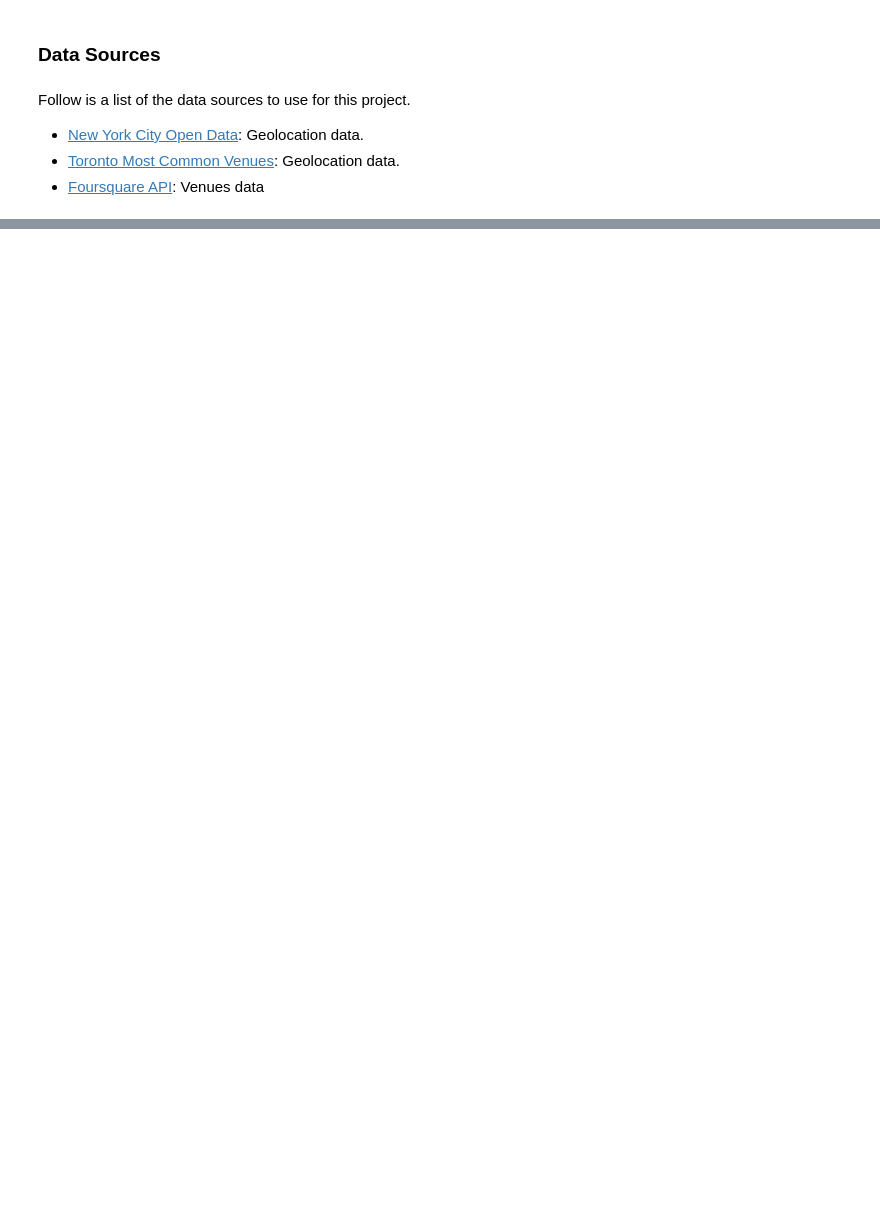
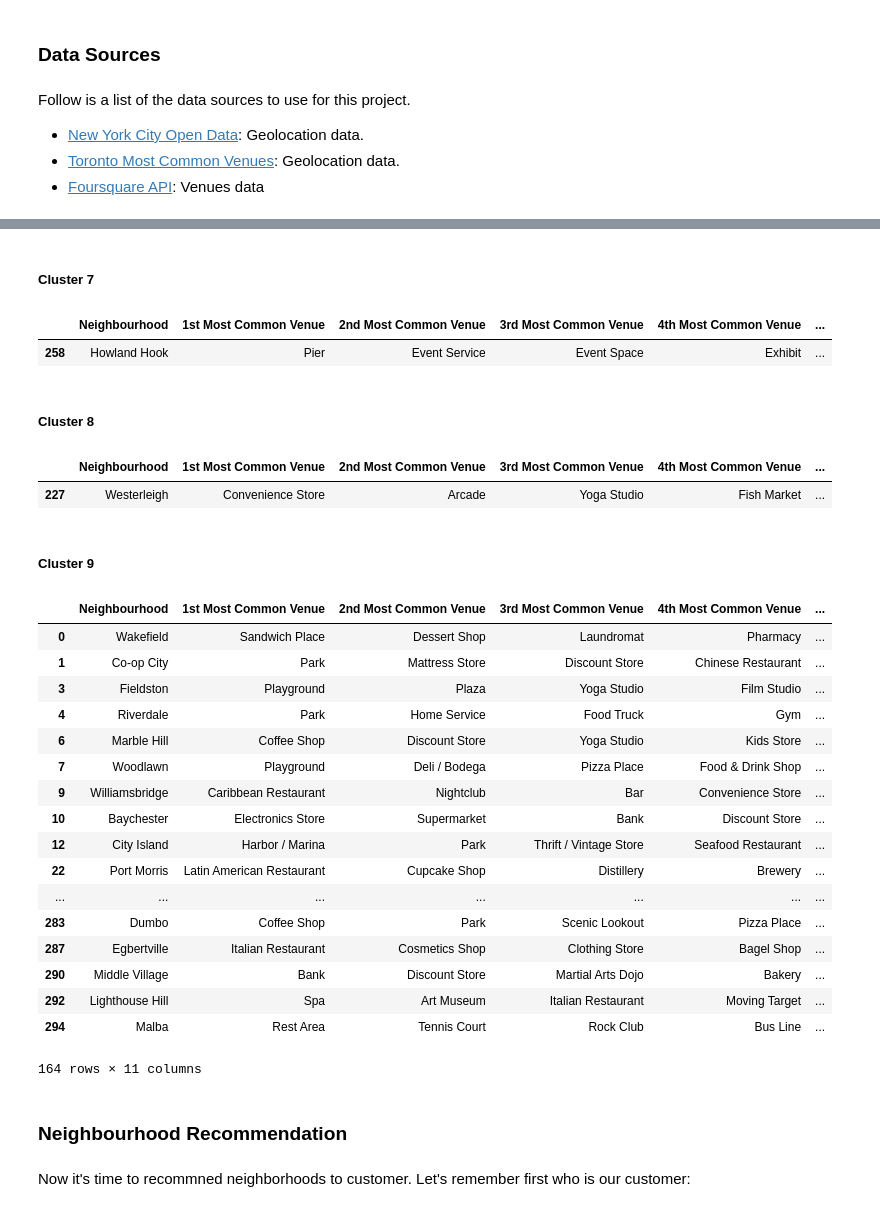
Before and after one commit to cdCarlos/applied-ds, a Jupyter notebook: ADS-W4-W5_Report.ipynb, the cells around one changed output, grey strips where cells are left out. Cells and saved outputs as stored; diff of their text form; code cells hidden in the pictures; blank space fills up the shorter version.

```diff
--- a/ADS-W4-W5_Report.ipynb
+++ b/ADS-W4-W5_Report.ipynb
@@ -44,0 +611,41 @@ Follow is a list of the data sources to use for this project.
+# %% [markdown]
+##### Cluster 7
+# %%
+ny_merged.loc[ny_merged['Cluster Labels'] == 7, cols]
+# %% [output]
+|  | Neighbourhood | 1st Most Common Venue | 2nd Most Common Venue | 3rd Most Common Venue | 4th Most Common Venue | ... |
+| 258 | Howland Hook | Pier | Event Service | Event Space | Exhibit | ... |
+# %% [markdown]
+##### Cluster 8
+# %%
+ny_merged.loc[ny_merged['Cluster Labels'] == 8, cols]
+# %% [output]
+|  | Neighbourhood | 1st Most Common Venue | 2nd Most Common Venue | 3rd Most Common Venue | 4th Most Common Venue | ... |
+| 227 | Westerleigh | Convenience Store | Arcade | Yoga Studio | Fish Market | ... |
+# %% [markdown]
+##### Cluster 9
+# %%
+ny_merged.loc[ny_merged['Cluster Labels'] == 9, cols]
+# %% [output]
+|  | Neighbourhood | 1st Most Common Venue | 2nd Most Common Venue | 3rd Most Common Venue | 4th Most Common Venue | ... |
+| 0 | Wakefield | Sandwich Place | Dessert Shop | Laundromat | Pharmacy | ... |
+| 1 | Co-op City | Park | Mattress Store | Discount Store | Chinese Restaurant | ... |
+| 3 | Fieldston | Playground | Plaza | Yoga Studio | Film Studio | ... |
+| 4 | Riverdale | Park | Home Service | Food Truck | Gym | ... |
+| 6 | Marble Hill | Coffee Shop | Discount Store | Yoga Studio | Kids Store | ... |
+| 7 | Woodlawn | Playground | Deli / Bodega | Pizza Place | Food & Drink Shop | ... |
+| 9 | Williamsbridge | Caribbean Restaurant | Nightclub | Bar | Convenience Store | ... |
+| 10 | Baychester | Electronics Store | Supermarket | Bank | Discount Store | ... |
+| 12 | City Island | Harbor / Marina | Park | Thrift / Vintage Store | Seafood Restaurant | ... |
+| 22 | Port Morris | Latin American Restaurant | Cupcake Shop | Distillery | Brewery | ... |
+| ... | ... | ... | ... | ... | ... | ... |
+| 283 | Dumbo | Coffee Shop | Park | Scenic Lookout | Pizza Place | ... |
+| 287 | Egbertville | Italian Restaurant | Cosmetics Shop | Clothing Store | Bagel Shop | ... |
+| 290 | Middle Village | Bank | Discount Store | Martial Arts Dojo | Bakery | ... |
+| 292 | Lighthouse Hill | Spa | Art Museum | Italian Restaurant | Moving Target | ... |
+| 294 | Malba | Rest Area | Tennis Court | Rock Club | Bus Line | ... |
+164 rows × 11 columns
+# %% [markdown]
+### Neighbourhood Recommendation
+# %% [markdown]
+Now it's time to recommned neighborhoods to customer. Let's remember first who is our customer:
```
Also changed, not shown: parts of 89 cells of this notebook, 11 other files.
